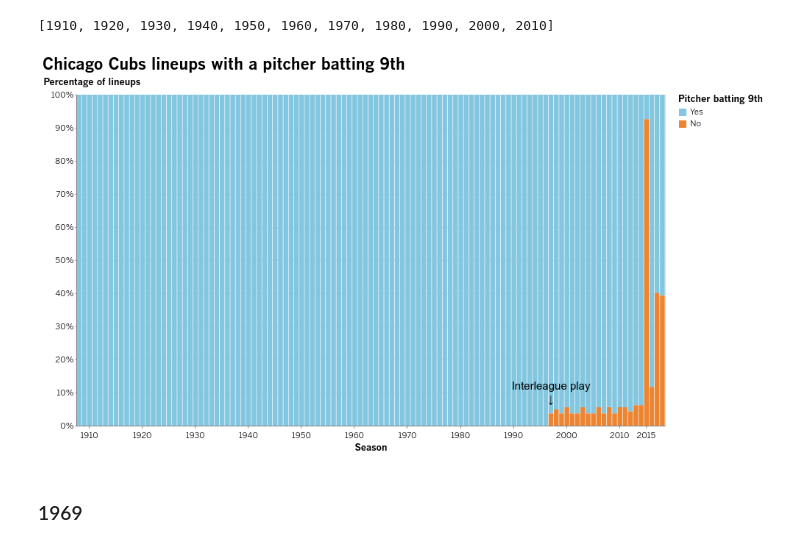
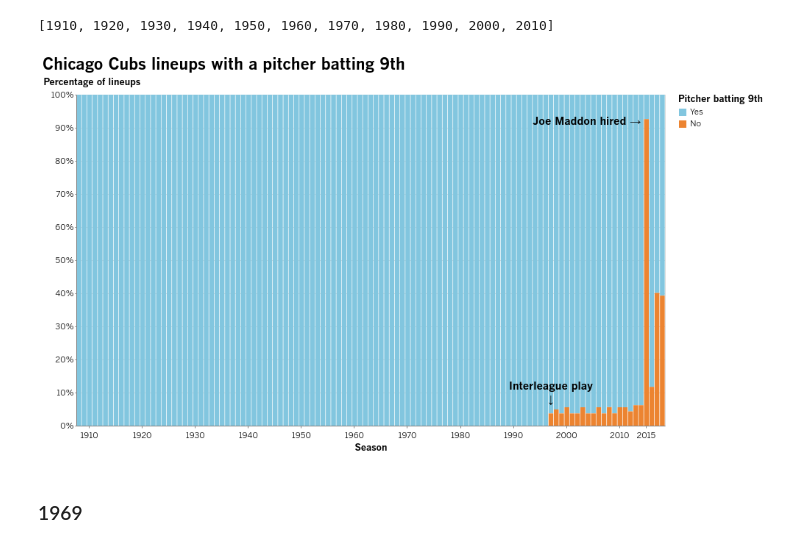
Before and after one commit to palewire/baseball-notebooks, a Jupyter notebook: cubs-lineups.ipynb, the cells around one changed output. Cells and saved outputs as stored; diff of their text form; code cells hidden in the pictures.

```diff
--- a/cubs-lineups.ipynb
+++ b/cubs-lineups.ipynb
@@ -138,37 +138,43 @@ bars = alt.Chart(stacked_pitcher_ninth_by_year).mark_bar().encode(
     ),
     y=alt.Y(
         "sum(Lineups):Q",
         title="Percentage of lineups",
         stack='normalize',
         axis=alt.Axis(format='%', title='percentage')
     ),
     color=alt.Color(
         "Pitcher batting 9th:N",
         scale=alt.Scale(
             domain=['Yes', 'No'],
             range=[lat.palette['default'], lat.palette['highlight']]
         )
     ),
     order=alt.Order(
       'Pitcher batting 9th',
       sort='ascending'
     )
 )
 
 a = {'x': [1997, 1997], 'y': [0.07, 0.11], 'textof': ['↓', "Interleague play"]}
-dfa = pd.DataFrame(a)
-text = alt.Chart(dfa).mark_text(fontSize=15).encode(
+text = alt.Chart(pd.DataFrame(a)).mark_text(fontSize=15, font="Benton Gothic Bold").encode(
     x='x:O',
     y='y:Q',
     text='textof:N'
 )
 
-(bars + text).properties(
+a2 = {'x': [2010], 'y': [0.91], 'textof': ["Joe Maddon hired →"]}
+text2 = alt.Chart(pd.DataFrame(a2)).mark_text(fontSize=15, dx=-45, font="Benton Gothic Bold").encode(
+    x='x:O',
+    y='y:Q',
+    text='textof:N'
+)
+
+(bars + text + text2).properties(
     width=800,
     title="Chicago Cubs lineups with a pitcher batting 9th"
 )
 # %% [output]
-[figure, old version]
+[figure, new version]
 # %% [markdown]
 ### 1969
 # %%
```
